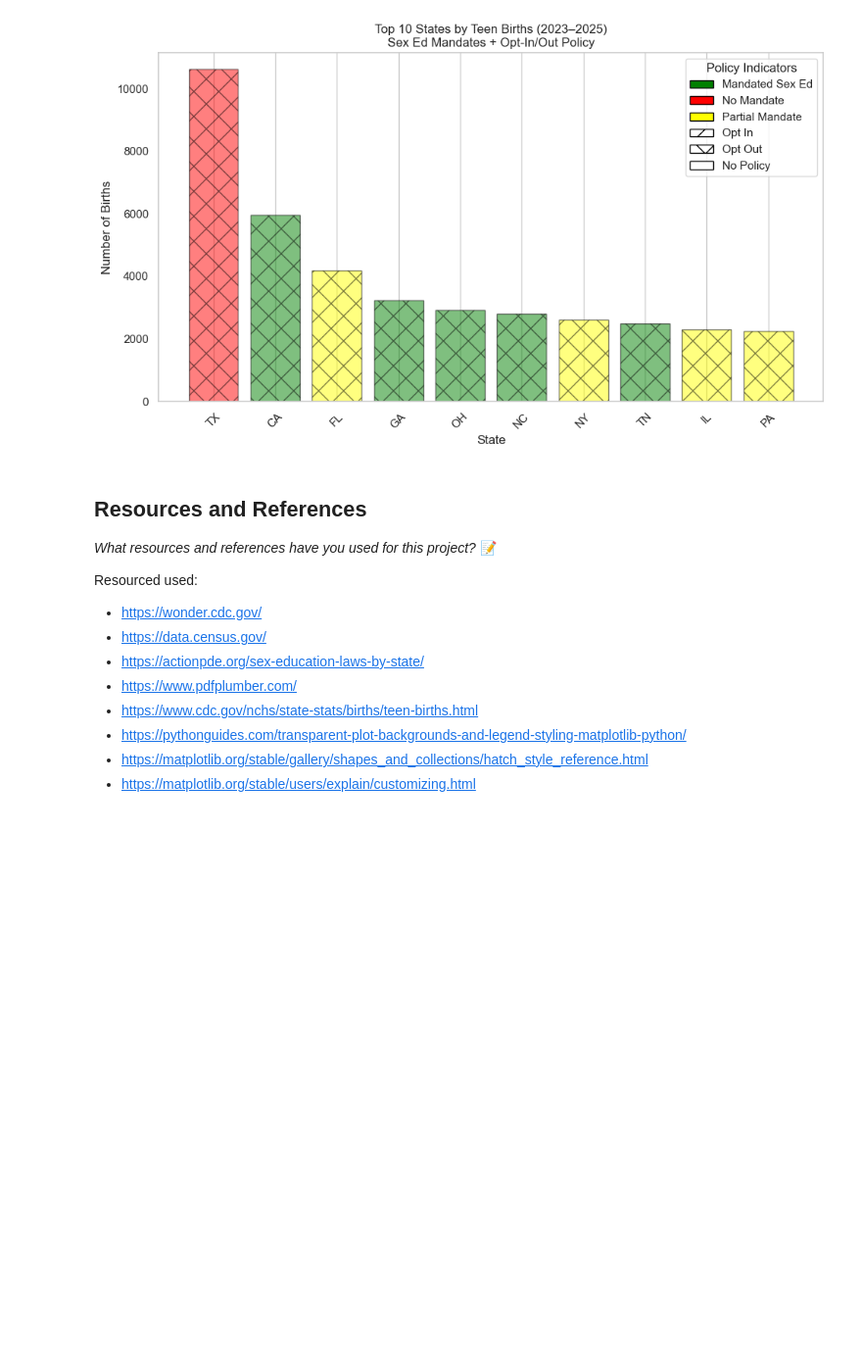
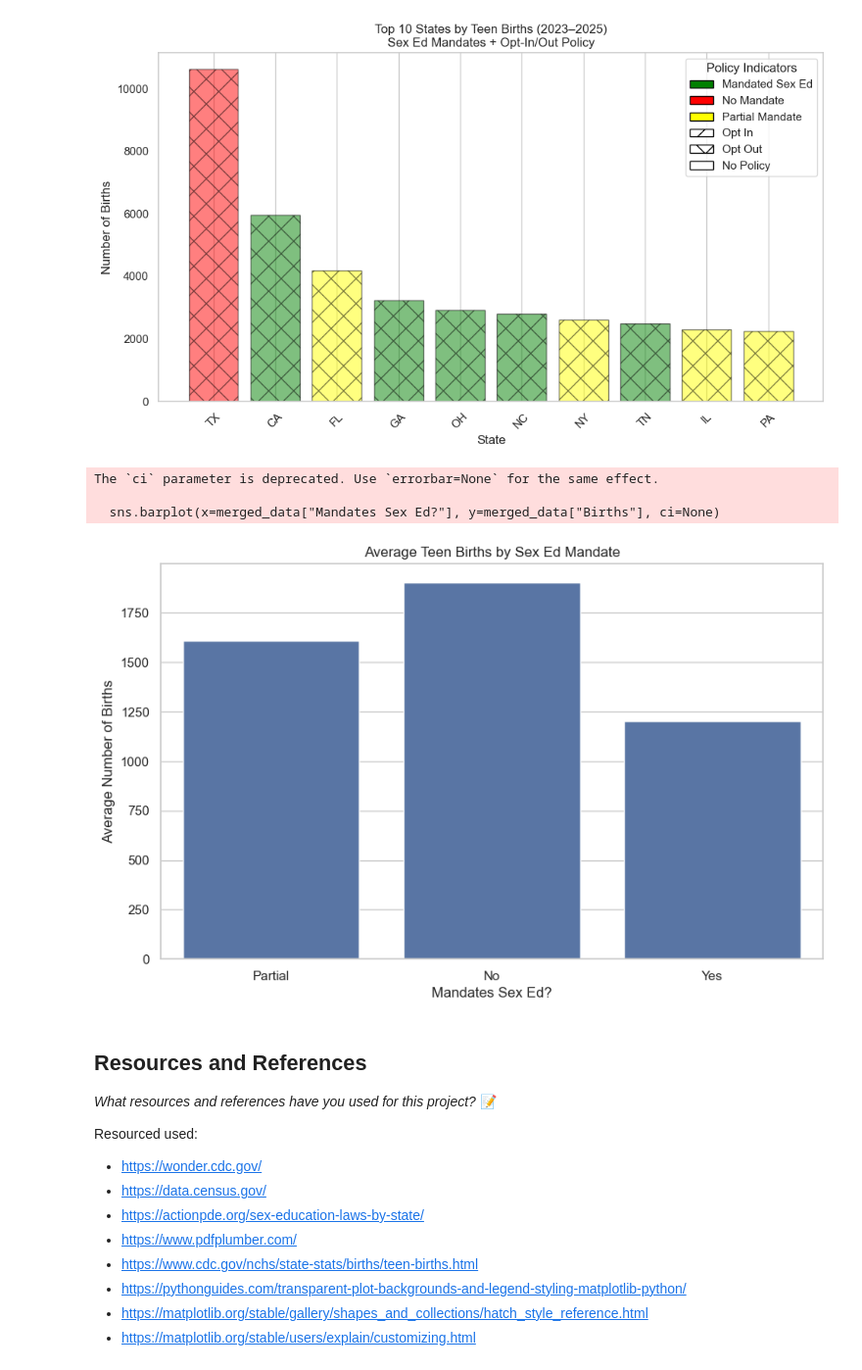
Before and after one commit to IT4063C001-Fall2025/final-project-Error1n, a Jupyter notebook: source.ipynb, the cells around one changed output. Shown at 98% size. Drawn from its saved outputs; the diff is of its cells as text; code cells hidden in the pictures; blank space fills up the shorter version.

```diff
--- a/source.ipynb
+++ b/source.ipynb
@@ -344,6 +354,24 @@ plt.legend(handles=legend_elements, title="Policies", loc="upper right")
 plt.show()
 # %% [output]
 [figure]
+# %%
+#Visualization #5: Bar chart showing average teen births from 2023-2025 by whether the state mandates sex-ed
+import seaborn as sns
+merged_data = pd.merge(total_births_by_state_2023_2025, StateLawDF, on="State")
+merged_data.groupby("Mandates Sex Ed?")["Births"].mean()
+
+#visualizing merged_data as a bar chart
+plt.figure(figsize=(10, 6))
+sns.barplot(x=merged_data["Mandates Sex Ed?"], y=merged_data["Births"], ci=None)
+plt.title("Average Teen Births by Sex Ed Mandate")
+plt.xlabel("Mandates Sex Ed?")
+plt.ylabel("Average Number of Births")
+plt.show()
+# %% [output]
+The `ci` parameter is deprecated. Use `errorbar=None` for the same effect.
+
+  sns.barplot(x=merged_data["Mandates Sex Ed?"], y=merged_data["Births"], ci=None)
+[figure, added]
 # %% [markdown]
 ## Resources and References
 *What resources and references have you used for this project?*
```
Also changed, not shown: parts of 4 cells of this notebook.
